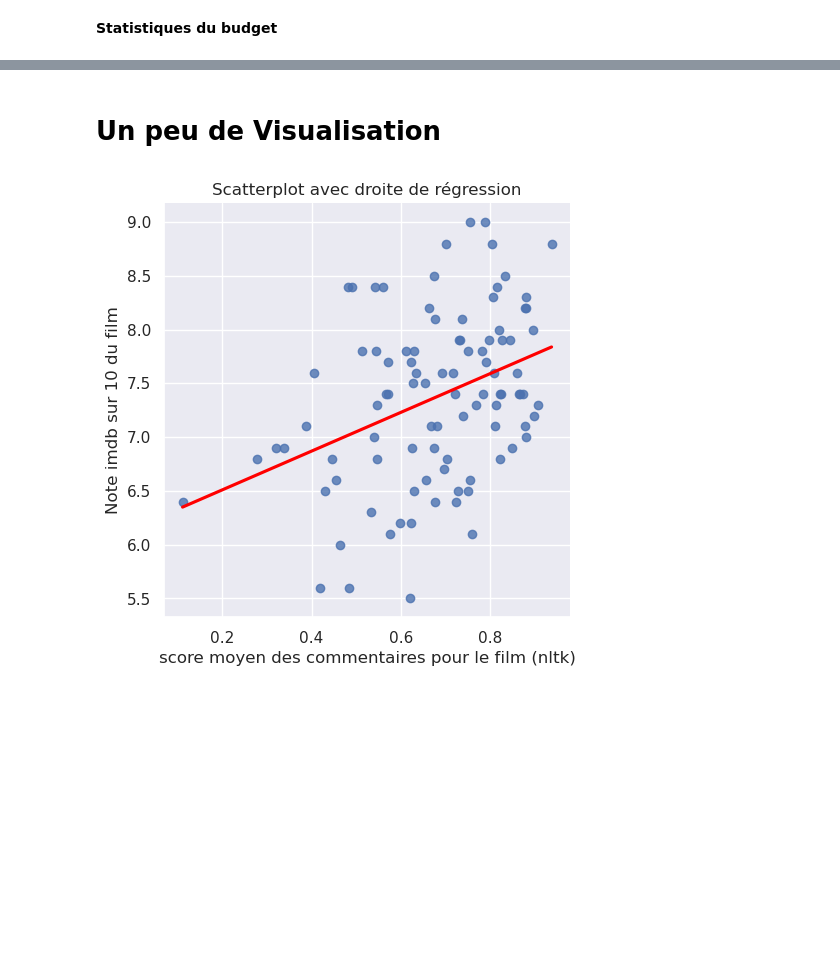
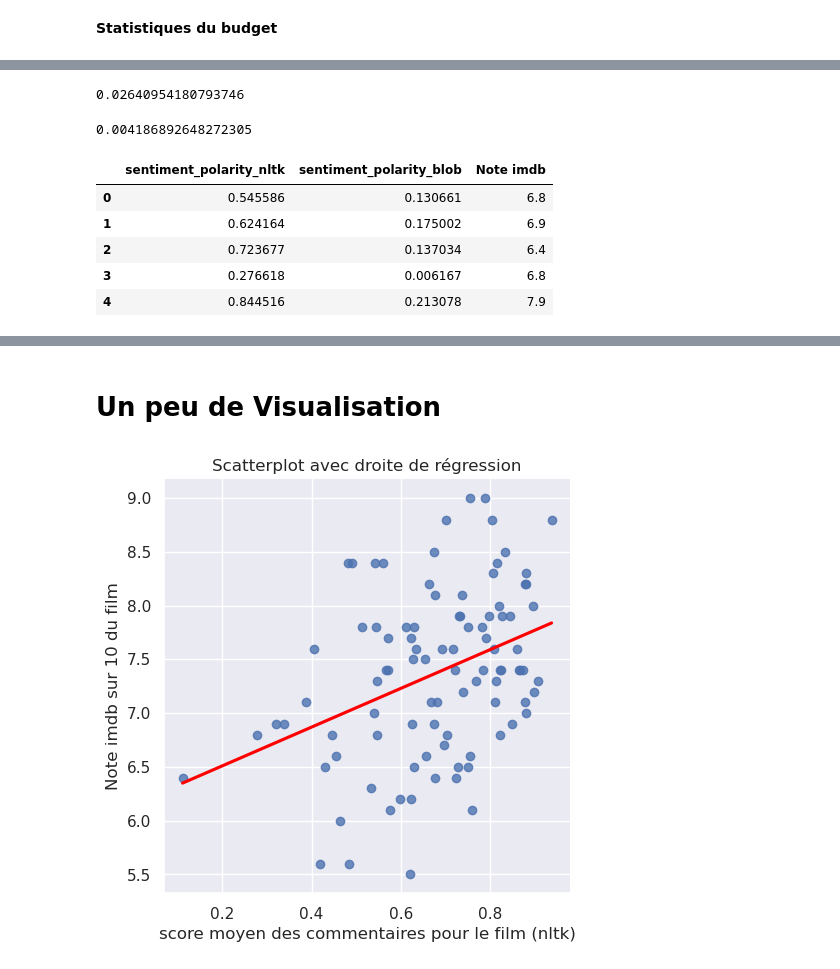
Before and after one commit to LouisArmand0/Projet_Python, a Jupyter notebook: NLP.ipynb, the cells around one changed output, grey strips where cells are left out. Cells and saved outputs as stored; diff of their text form; code cells hidden in the pictures; blank space fills up the shorter version.

```diff
--- a/NLP.ipynb
+++ b/NLP.ipynb
@@ -469,0 +498,20 @@ ValueError: endog and exog matrices are different sizes
+# %%
+df_grouped['sentiment_polarity_nltk'].var()
+# %% [output]
+0.02640954180793746
+# %%
+df_grouped['sentiment_polarity_blob'].var()
+# %% [output]
+0.004186892648272305
+# %%
+temp = df_grouped.copy()[['sentiment_polarity_nltk', 'sentiment_polarity_blob', 'Note imdb']]
+temp.reset_index(inplace=True)
+temp.drop('Film', axis=1,inplace=True)
+temp.head()
+# %% [output]
+|  | sentiment_polarity_nltk | sentiment_polarity_blob | Note imdb |
+| 0 | 0.545586 | 0.130661 | 6.8 |
+| 1 | 0.624164 | 0.175002 | 6.9 |
+| 2 | 0.723677 | 0.137034 | 6.4 |
+| 3 | 0.276618 | 0.006167 | 6.8 |
+| 4 | 0.844516 | 0.213078 | 7.9 |
```
Also changed, not shown: parts of 16 cells of this notebook.
